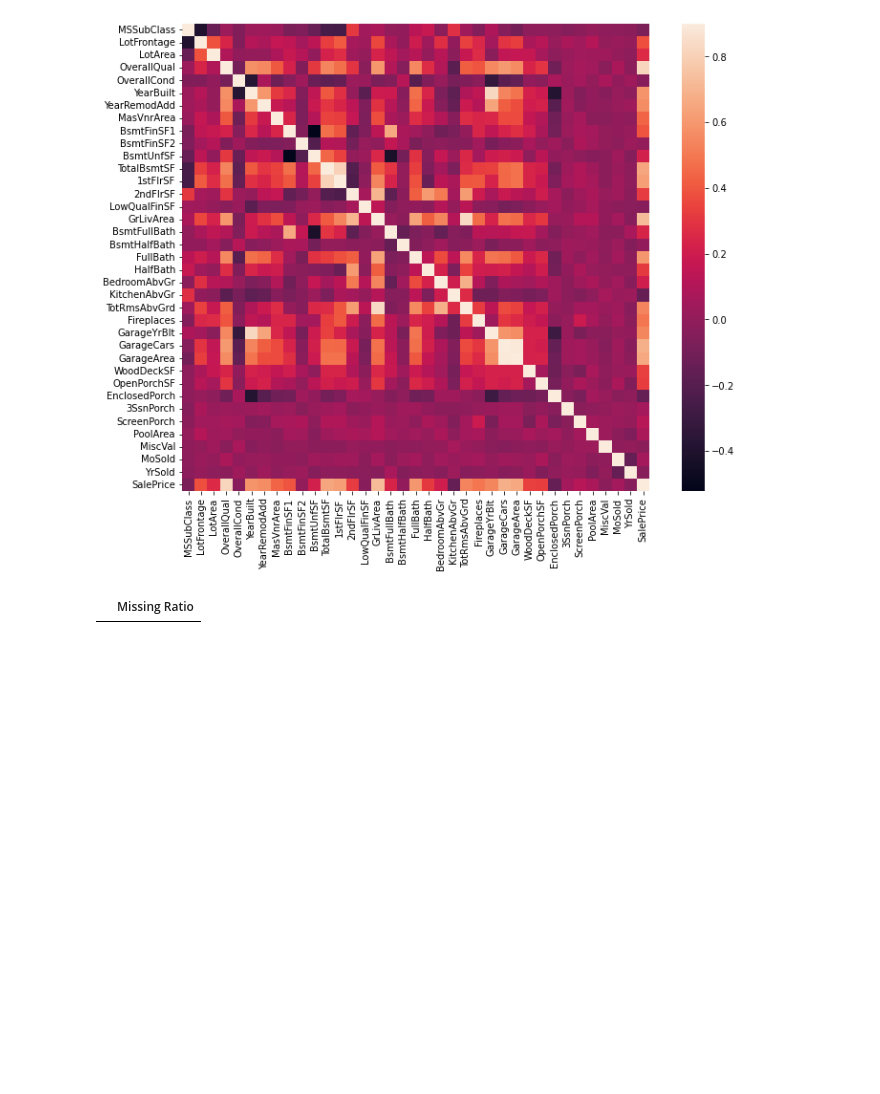
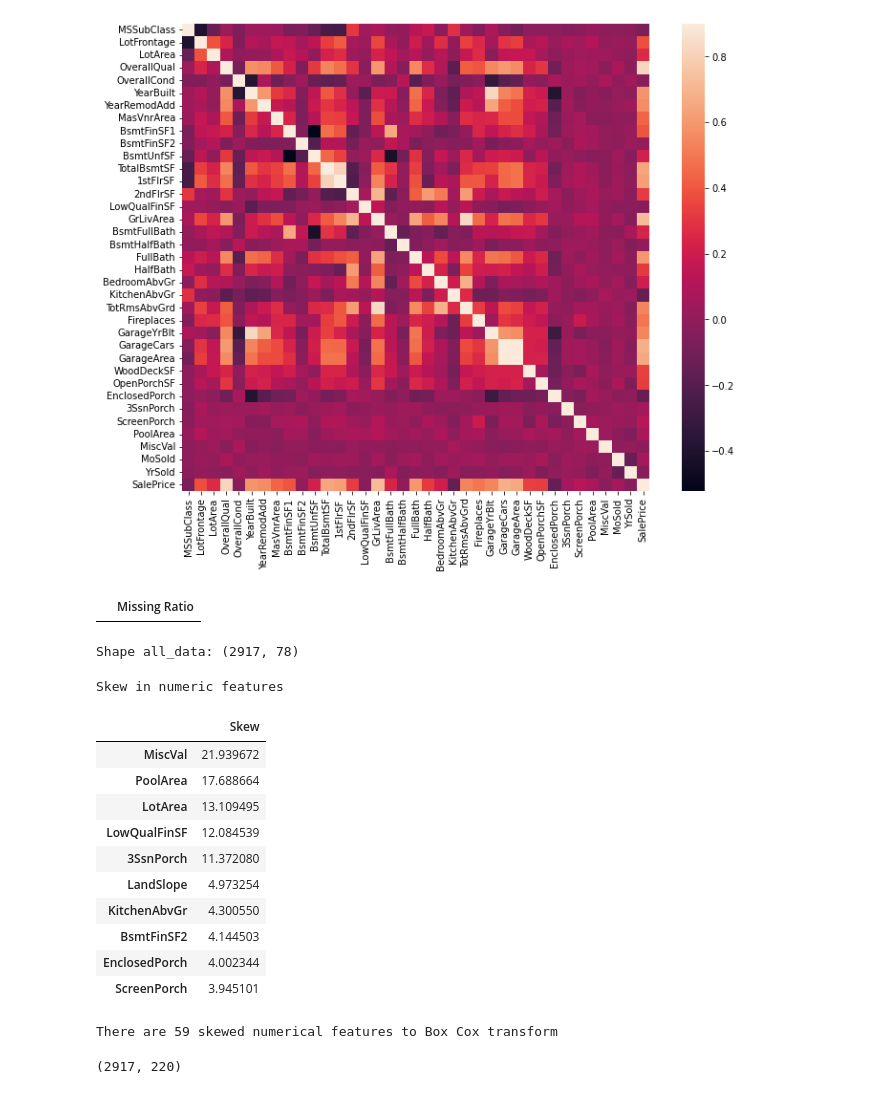
Before and after one commit to minhaz-engg/House-Prices---Advanced-Regression-Techniques, a Jupyter notebook: house-price-practice-2.ipynb, the cells around one changed output. Drawn from its saved outputs; the diff is of its cells as text; code cells hidden in the pictures; blank space fills up the shorter version.

```diff
--- a/house-price-practice-2.ipynb
+++ b/house-price-practice-2.ipynb
@@ -259,0 +262,44 @@ missing_data.head()
+# %%
+all_data['OverallCond'] = all_data['OverallCond'].astype(str)
+# %%
+all_data['YrSold'] = all_data['YrSold'].astype(str)
+all_data['MoSold'] = all_data['MoSold'].astype(str)
+# %%
+from sklearn.preprocessing import LabelEncoder
+
+cols = ('FireplaceQu', 'BsmtQual', 'BsmtCond', 'GarageQual', 'GarageCond',
+        'ExterQual', 'ExterCond','HeatingQC', 'PoolQC', 'KitchenQual', 'BsmtFinType1',
+        'BsmtFinType2', 'Functional', 'Fence', 'BsmtExposure', 'GarageFinish', 'LandSlope',
+        'LotShape', 'PavedDrive', 'Street', 'Alley', 'CentralAir', 'MSSubClass', 'OverallCond',
+        'YrSold', 'MoSold')
+
+for c in cols:
+    lbl = LabelEncoder()
+    lbl.fit(list(all_data[c].values))
+    all_data[c] = lbl.transform(list(all_data[c].values))
+
+print(f"Shape all_data: {all_data.shape}")
+# %% [output]
+Shape all_data: (2917, 78)
+# %%
+all_data['TotalSF'] = all_data['TotalBsmtSF'] + all_data['1stFlrSF'] + all_data['2ndFlrSF']
+# %%
+numeric_feats = all_data.dtypes[all_data.dtypes != 'object'].index
+
+skewed_feats = all_data[numeric_feats].apply(lambda x: skew(x.dropna())).sort_values(ascending=False)
+print(f"\nSkew in numeric features\n")
+skewness = pd.DataFrame({'Skew': skewed_feats})
+skewness.head(10)
+# %% [output]
+Skew in numeric features
+|  | Skew |
+| MiscVal | 21.939672 |
+| PoolArea | 17.688664 |
+| LotArea | 13.109495 |
+| LowQualFinSF | 12.084539 |
+| 3SsnPorch | 11.372080 |
+| LandSlope | 4.973254 |
+| KitchenAbvGr | 4.300550 |
+| BsmtFinSF2 | 4.144503 |
+| EnclosedPorch | 4.002344 |
+| ScreenPorch | 3.945101 |
@@ -259,0 +308,4 @@ missing_data.head()
+# %%
+print("There are {} skewed numerical features to Box Cox transform".format(skewness.shape[0]))
+# %% [output]
+There are 59 skewed numerical features to Box Cox transform
@@ -259,0 +319,5 @@ missing_data.head()
+# %%
+all_data = pd.get_dummies(all_data)
+print(all_data.shape)
+# %% [output]
+(2917, 220)
```
Also changed, not shown: parts of 5 cells of this notebook.
